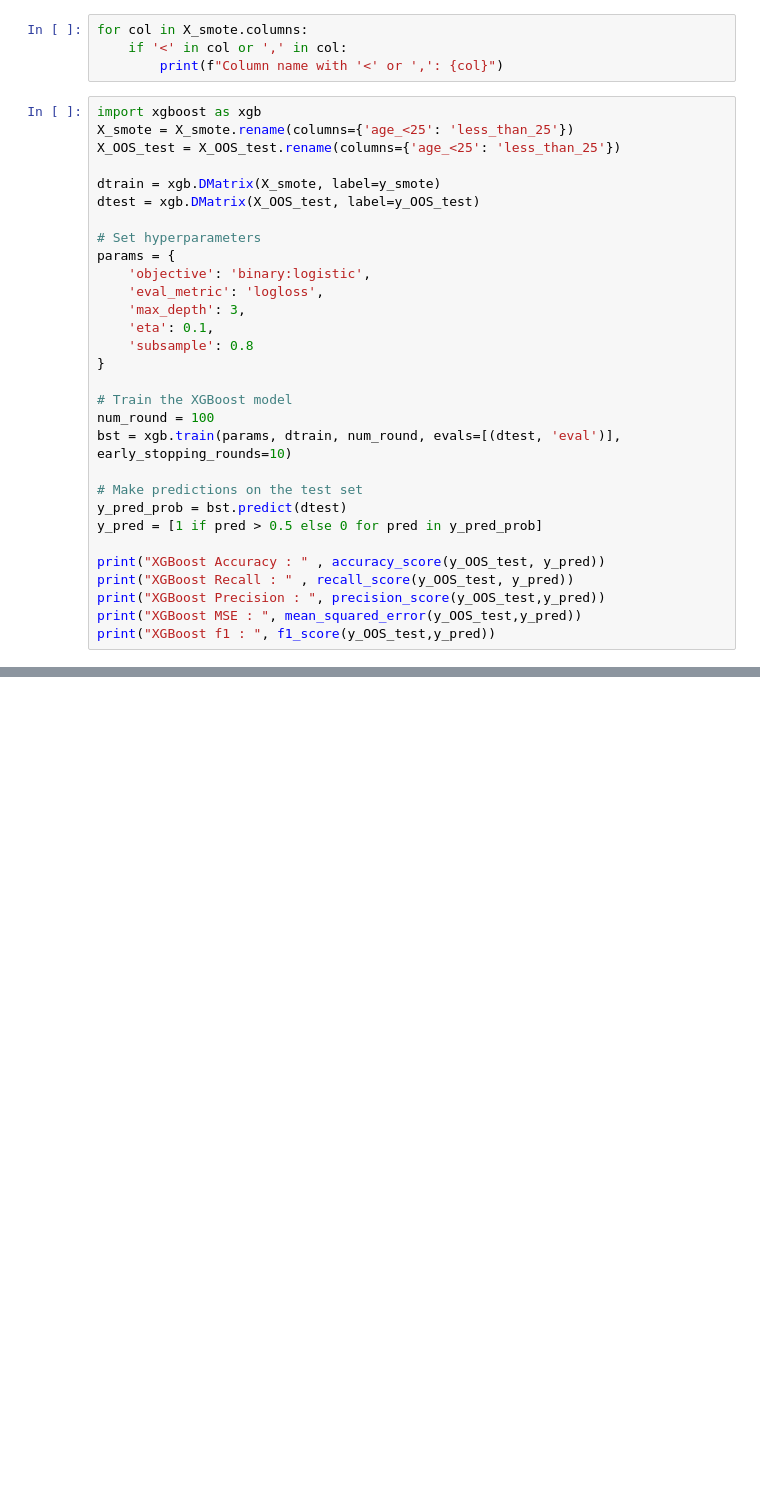
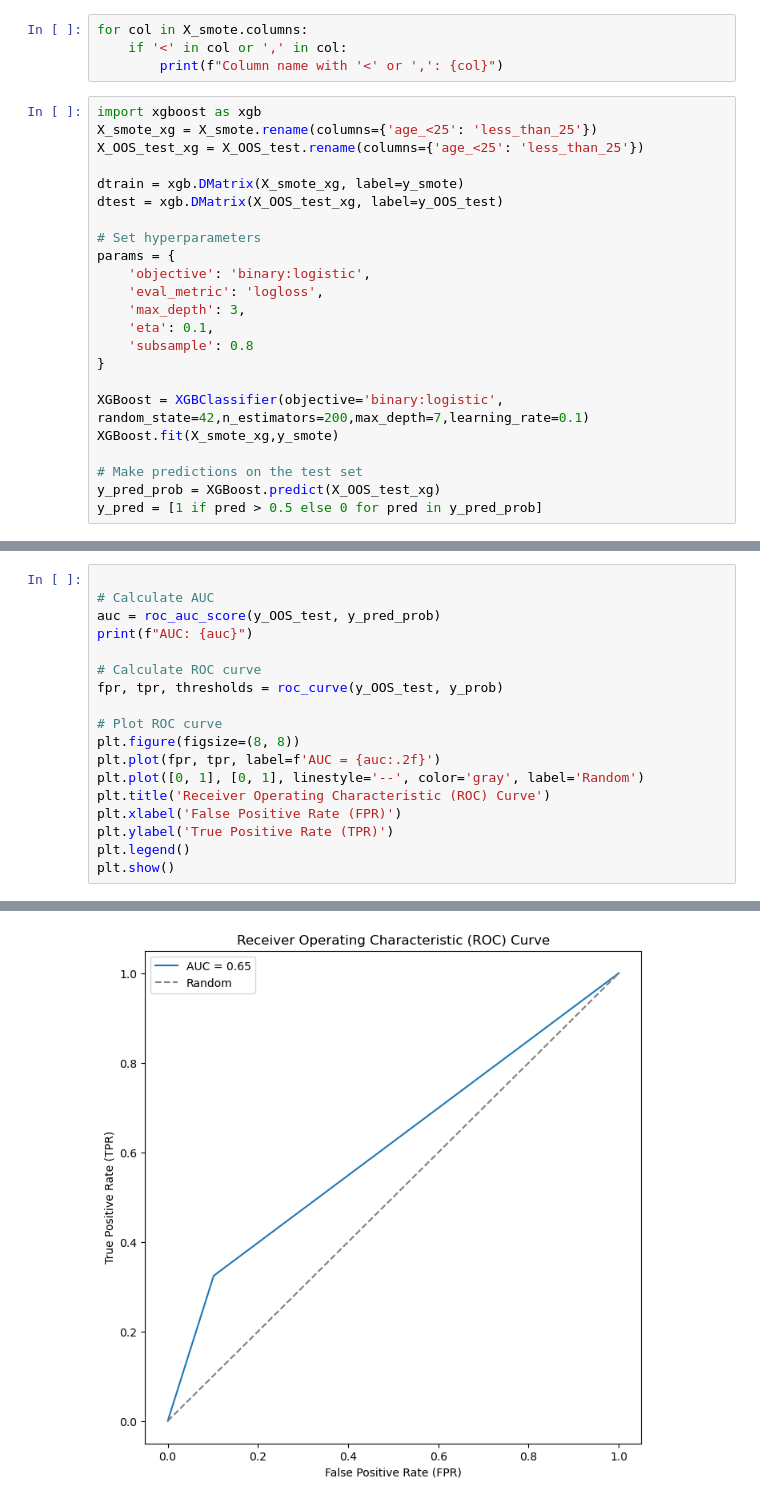
Before and after one commit to dr17549/Credit-Default-Prediction, a Jupyter notebook: Loan Default.ipynb, the cells around one changed output, grey strips where cells are left out. Cells and saved outputs as stored; diff of their text form; blank space fills up the shorter version.

```diff
--- a/Loan Default.ipynb
+++ b/Loan Default.ipynb
@@ -888,11 +875,11 @@ for col in X_smote.columns:
         print(f"Column name with '<' or ',': {col}")
 # %%
 import xgboost as xgb
-X_smote = X_smote.rename(columns={'age_<25': 'less_than_25'})
-X_OOS_test = X_OOS_test.rename(columns={'age_<25': 'less_than_25'})
+X_smote_xg = X_smote.rename(columns={'age_<25': 'less_than_25'})
+X_OOS_test_xg = X_OOS_test.rename(columns={'age_<25': 'less_than_25'})
 
-dtrain = xgb.DMatrix(X_smote, label=y_smote)
-dtest = xgb.DMatrix(X_OOS_test, label=y_OOS_test)
+dtrain = xgb.DMatrix(X_smote_xg, label=y_smote)
+dtest = xgb.DMatrix(X_OOS_test_xg, label=y_OOS_test)
 
 # Set hyperparameters
 params = {
@@ -903,16 +890,9 @@ params = {
     'subsample': 0.8
 }
 
-# Train the XGBoost model
-num_round = 100
-bst = xgb.train(params, dtrain, num_round, evals=[(dtest, 'eval')], early_stopping_rounds=10)
+XGBoost = XGBClassifier(objective='binary:logistic', random_state=42,n_estimators=200,max_depth=7,learning_rate=0.1)
+XGBoost.fit(X_smote_xg,y_smote)
 
 # Make predictions on the test set
-y_pred_prob = bst.predict(dtest)
+y_pred_prob = XGBoost.predict(X_OOS_test_xg)
 y_pred = [1 if pred > 0.5 else 0 for pred in y_pred_prob]
-
-print("XGBoost Accuracy : " , accuracy_score(y_OOS_test, y_pred))
-print("XGBoost Recall : " , recall_score(y_OOS_test, y_pred))
-print("XGBoost Precision : ", precision_score(y_OOS_test,y_pred))
-print("XGBoost MSE : ", mean_squared_error(y_OOS_test,y_pred))
-print("XGBoost f1 : ", f1_score(y_OOS_test,y_pred))
@@ -936,0 +911,19 @@ XGBoost f1 :  0.3683718445305195
+# %%
+
+# Calculate AUC
+auc = roc_auc_score(y_OOS_test, y_pred_prob)
+print(f"AUC: {auc}")
+
+# Calculate ROC curve
+fpr, tpr, thresholds = roc_curve(y_OOS_test, y_prob)
+
+# Plot ROC curve
+plt.figure(figsize=(8, 8))
+plt.plot(fpr, tpr, label=f'AUC = {auc:.2f}')
+plt.plot([0, 1], [0, 1], linestyle='--', color='gray', label='Random')
+plt.title('Receiver Operating Characteristic (ROC) Curve')
+plt.xlabel('False Positive Rate (FPR)')
+plt.ylabel('True Positive Rate (TPR)')
+plt.legend()
+plt.show()
+# %% [output]
@@ -936,0 +931 @@ XGBoost f1 :  0.3683718445305195
+[figure, added]
```
Also changed, not shown: parts of 38 cells of this notebook.
